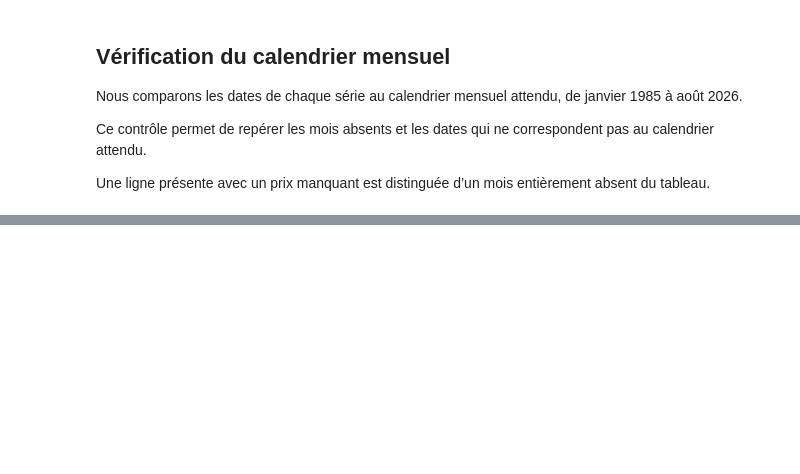
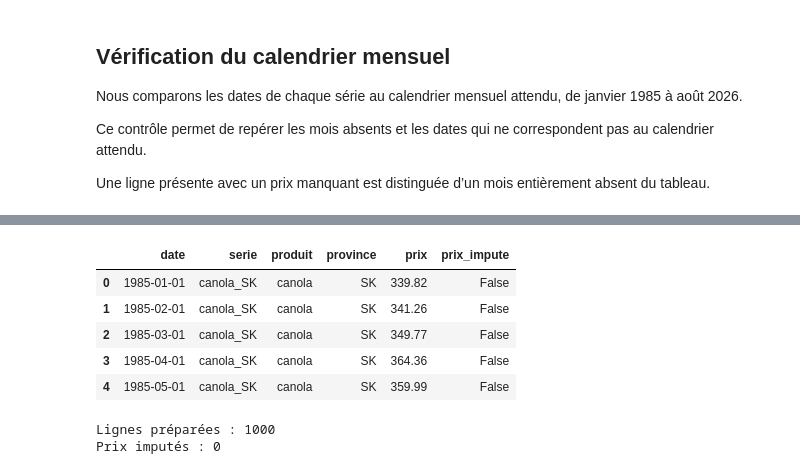
Before and after one commit to MarcAndreSeguin/projet-prix-agricoles, a Jupyter notebook: notebooks/01_pretraitement.ipynb, the cells around one changed output, grey strips where cells are left out. Saved outputs shown, nothing was run; the diff lists cells and outputs as text; code cells hidden in the pictures; blank space fills up the shorter version.

```diff
--- a/notebooks/01_pretraitement.ipynb
+++ b/notebooks/01_pretraitement.ipynb
@@ -342,0 +232,21 @@ Les réglages de l’entraînement, de la validation et du test sont centralisé
+# %%
+# Préparer le tableau au format commun, sans imputation.
+df_prepare = df.copy()
+df_prepare["produit"] = df_prepare["serie"].map(config.PRODUIT_PAR_SERIE)
+df_prepare["province"] = df_prepare["serie"].map(config.PROVINCE_PAR_SERIE)
+df_prepare["prix_impute"] = False
+df_prepare = df_prepare[config.COLONNES_SERIES].sort_values(["serie", "date"]).reset_index(drop=True)
+assert len(df_prepare) == len(config.LISTE_SERIES) * config.NB_MOIS_ATTENDU
+assert not df_prepare["prix_impute"].any()
+display(df_prepare.head())
+print("Lignes préparées :", len(df_prepare))
+print("Prix imputés :", int(df_prepare["prix_impute"].sum()))
+# %% [output]
+|  | date | serie | produit | province | prix | prix_impute |
+| 0 | 1985-01-01 | canola_SK | canola | SK | 339.82 | False |
+| 1 | 1985-02-01 | canola_SK | canola | SK | 341.26 | False |
+| 2 | 1985-03-01 | canola_SK | canola | SK | 349.77 | False |
+| 3 | 1985-04-01 | canola_SK | canola | SK | 364.36 | False |
+| 4 | 1985-05-01 | canola_SK | canola | SK | 359.99 | False |
+Lignes préparées : 1000
+Prix imputés : 0
```
Also changed, not shown: parts of 24 cells of this notebook, 10 other files.
